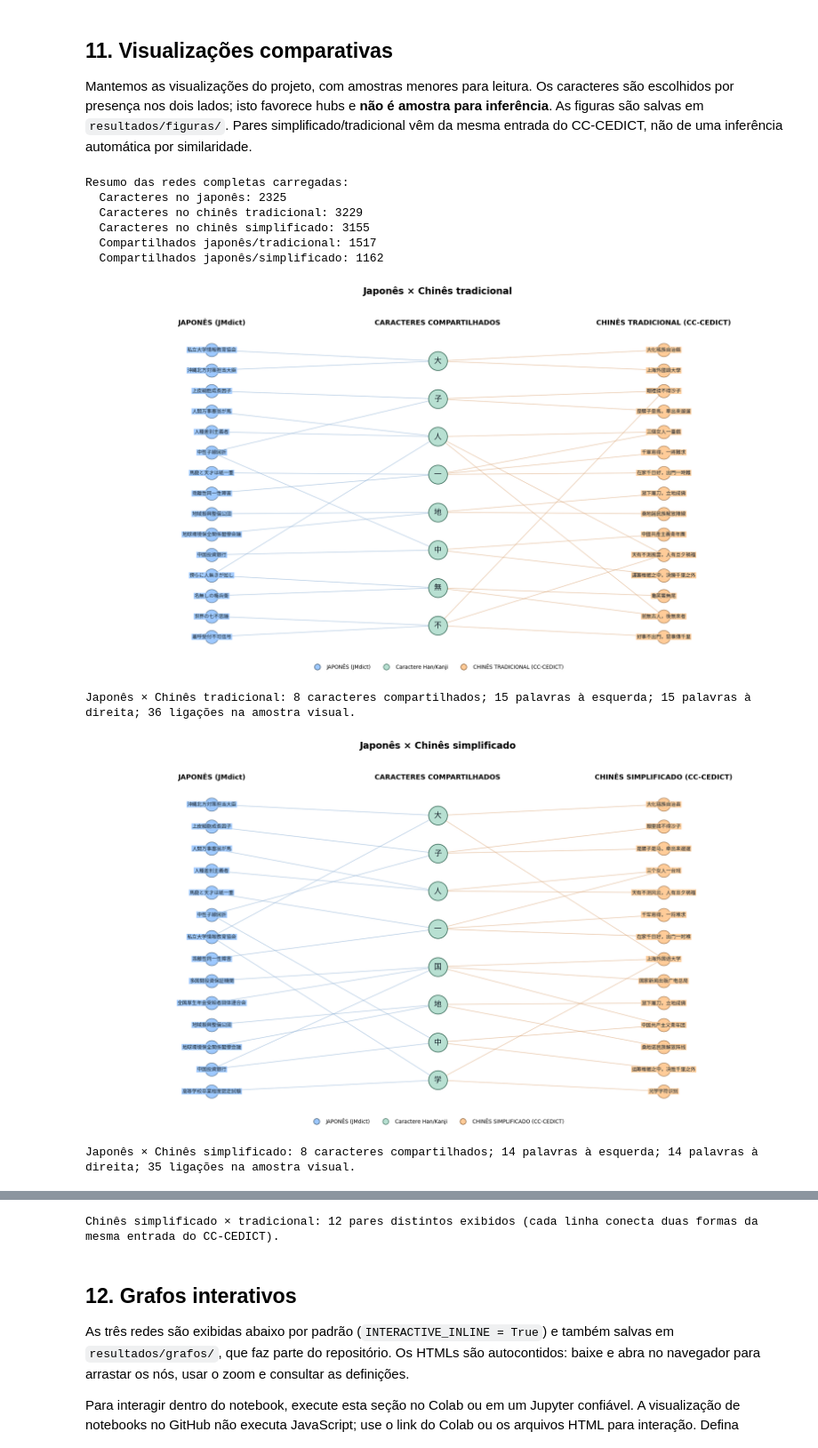
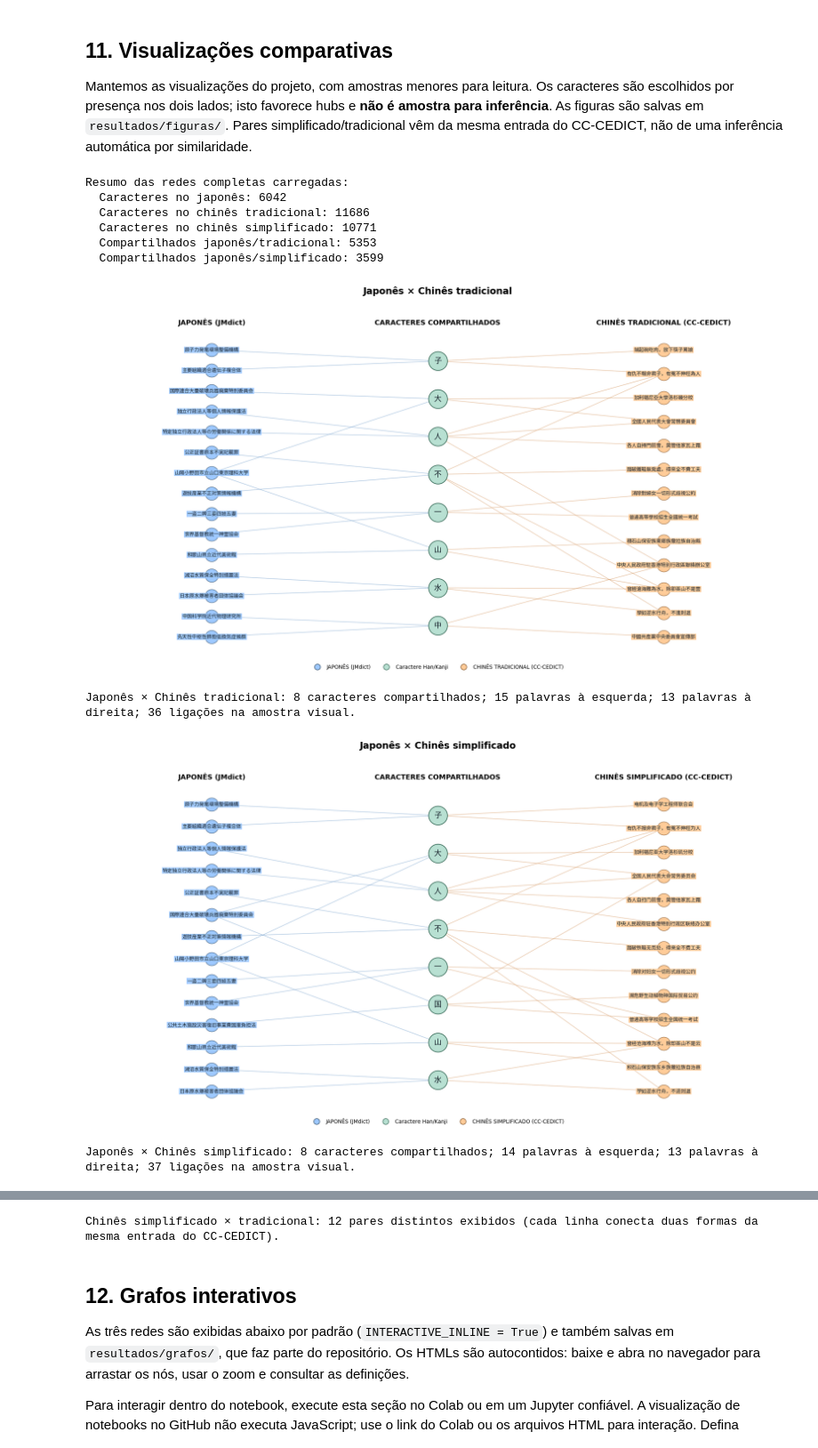
Before and after one commit to 39Matheus/AED2, a Jupyter notebook: LOTUS.ipynb, the cells around one changed output, grey strips where cells are left out. Shown at 89% size. Saved outputs shown, nothing was run; the diff lists cells and outputs as text; code cells hidden in the pictures.

Commit message:
Analisa populacoes completas e interpreta metricas de coocorrencia

```diff
--- a/LOTUS.ipynb
+++ b/LOTUS.ipynb
@@ -52,7 +57,7 @@ import subprocess
 if "google.colab" in sys.modules:
     subprocess.check_call([sys.executable, "-m", "pip", "install", "-q",
                            "networkx==3.4.2", "pandas==2.2.3", "matplotlib==3.10.0",
-                           "requests==2.32.3", "pyvis==0.3.2"])
+                           "requests==2.32.3", "pyvis==0.3.2", "scipy==1.17.0"])
 
 import gzip
 import hashlib
@@ -70,9 +75,11 @@ import matplotlib.pyplot as plt
 import networkx as nx
 import pandas as pd
 import requests
+import scipy
 from IPython.display import HTML, display
 from matplotlib.font_manager import FontProperties
 
+USE_SAMPLE = False  # False: população completa; True: amostra com os limites abaixo.
 N_CN = 5000
 N_JP = 5000
 SEED = 42
@@ -303,11 +322,11 @@ def build_word_character_graph(df, column, prefix, language, reading_column):
     return graph
 
 
-G_cn_trad = build_word_character_graph(df_cn_sample, "traditional", "CN_TRAD_WORD:",
+G_cn_trad = build_word_character_graph(df_cn_used, "traditional", "CN_TRAD_WORD:",
                                      "chinese_traditional", "pinyin")
-G_cn_simp = build_word_character_graph(df_cn_sample, "simplified", "CN_WORD:",
+G_cn_simp = build_word_character_graph(df_cn_used, "simplified", "CN_WORD:",
                                      "chinese_simplified", "pinyin")
-G_jp = build_word_character_graph(df_jp_sample, "word", "JP_WORD:", "japanese", "reading")
+G_jp = build_word_character_graph(df_jp_used, "word", "JP_WORD:", "japanese", "reading")
 GRAPHS = {"cn_tradicional": G_cn_trad, "cn_simplificado": G_cn_simp, "japones": G_jp}
 
 
@@ -480,0 +558,33 @@ cn_simplificado × japonês: 1162 caracteres compartilhados; 1146 com Jaccard de
+# %%
+CHARACTER_METRICS = {}
+projection_summary = []
+for name, projection in PROJECTIONS.items():
+    graph = GRAPHS[name]
+    words_count = len(partition(graph, "word"))
+    degrees = dict(projection.degree())
+    strengths = dict(projection.degree(weight="weight"))
+    cores = nx.core_number(projection)
+    clustering = nx.clustering(projection, weight=None)
+    records = [{"caractere": node.removeprefix("CHAR:"),
+                "grau_palavras": graph.degree(node),
+                "grau_rel_palavras": graph.degree(node) / words_count,
+                "grau_projecao": degrees[node], "forca": strengths[node],
+                "core_number": cores[node], "clustering": clustering[node]}
+               for node in sorted(projection)]
+    metrics = pd.DataFrame(records)
+    CHARACTER_METRICS[name] = metrics
+    metrics.to_csv(RESULTS_DIR / f"metricas_caracteres_{name}.csv", index=False)
+    degeneracy = max(cores.values(), default=0)
+    components = list(nx.connected_components(projection))
+    projection_summary.append({
+        "rede": name, "caracteres": len(projection), "arestas": projection.number_of_edges(),
+        "grau_medio": metrics["grau_projecao"].mean(), "forca_media": metrics["forca"].mean(),
+        "clustering_medio": metrics["clustering"].mean(), "degenerescencia": degeneracy,
+        "caracteres_nucleo_principal": sum(value == degeneracy for value in cores.values()),
+        "componentes": len(components),
+    })
+    print(f"{name}: caracteres com maior força (coocorrências acumuladas, não frequência de uso).")
+    display(metrics.sort_values(["forca", "caractere"], ascending=[False, True]).head(8).round(4))
+df_projection_summary = pd.DataFrame(projection_summary)
+display(df_projection_summary.round(4))
+df_projection_summary.to_csv(RESULTS_DIR / "resumo_projecoes.csv", index=False)
@@ -826,40 +979,40 @@ def _chars_with_prefix(graph, prefixes):
     return {
         char_node
         for char_node, data in graph.nodes(data=True)
         if data.get("bipartite") == "character"
         and any(neighbor.startswith(prefixes) for neighbor in graph.neighbors(char_node))
     }
 
 print("Resumo das redes completas carregadas:")
 print(f"  Caracteres no japonês: {len(_chars_with_prefix(G_jp, ('JP_WORD:',)))}")
 print(f"  Caracteres no chinês tradicional: {len(_chars_with_prefix(G_cn_trad, ('CN_TRAD_WORD:',)))}")
 print(f"  Caracteres no chinês simplificado: {len(_chars_with_prefix(G_cn_simp, ('CN_WORD:',)))}")
 print(f"  Compartilhados japonês/tradicional: {len(_chars_with_prefix(G_jp, ('JP_WORD:',)) & _chars_with_prefix(G_cn_trad, ('CN_TRAD_WORD:',)))}")
 print(f"  Compartilhados japonês/simplificado: {len(_chars_with_prefix(G_jp, ('JP_WORD:',)) & _chars_with_prefix(G_cn_simp, ('CN_WORD:',)))}")
 
 plot_language_comparison(
     G_jp_vs_trad,
     "Japonês × Chinês tradicional",
     "JAPONÊS (JMdict)", ["JP_WORD:"],
     "CHINÊS TRADICIONAL (CC-CEDICT)", ["CN_TRAD_WORD:"]
 )
 
 plot_language_comparison(
     G_jp_vs_simp,
     "Japonês × Chinês simplificado",
     "JAPONÊS (JMdict)", ["JP_WORD:"],
     "CHINÊS SIMPLIFICADO (CC-CEDICT)", ["CN_WORD:"]
 )
 
-plot_simplified_traditional_pairs(df_cn_sample)
+plot_simplified_traditional_pairs(df_cn_used)
 # %% [output]
 Resumo das redes completas carregadas:
-  Caracteres no japonês: 2325
-  Caracteres no chinês tradicional: 3229
-  Caracteres no chinês simplificado: 3155
-  Compartilhados japonês/tradicional: 1517
-  Compartilhados japonês/simplificado: 1162
+  Caracteres no japonês: 6042
+  Caracteres no chinês tradicional: 11686
+  Caracteres no chinês simplificado: 10771
+  Compartilhados japonês/tradicional: 5353
+  Compartilhados japonês/simplificado: 3599
-[figure, old version]
+[figure, new version]
-Japonês × Chinês tradicional: 8 caracteres compartilhados; 15 palavras à esquerda; 15 palavras à direita; 36 ligações na amostra visual.
+Japonês × Chinês tradicional: 8 caracteres compartilhados; 15 palavras à esquerda; 13 palavras à direita; 36 ligações na amostra visual.
-[figure, old version]
+[figure, new version]
-Japonês × Chinês simplificado: 8 caracteres compartilhados; 14 palavras à esquerda; 14 palavras à direita; 35 ligações na amostra visual.
+Japonês × Chinês simplificado: 8 caracteres compartilhados; 14 palavras à esquerda; 13 palavras à direita; 37 ligações na amostra visual.
```
Also changed, not shown: parts of 21 cells of this notebook, 20 other files.
